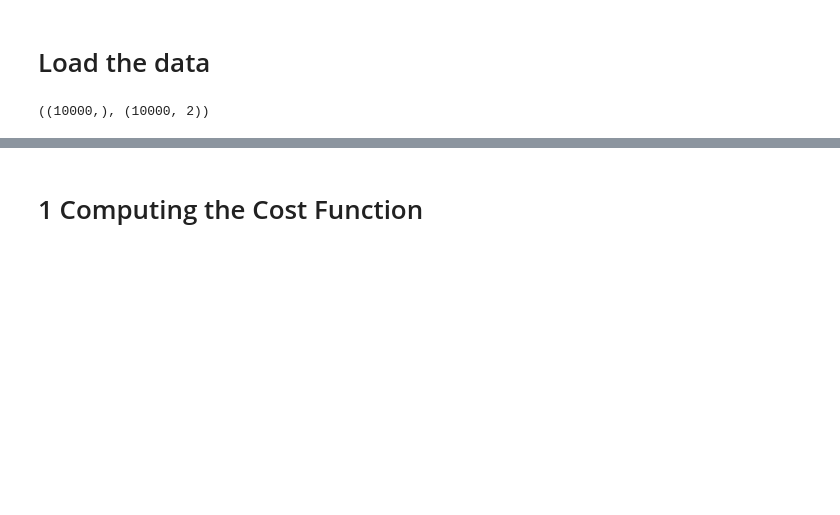
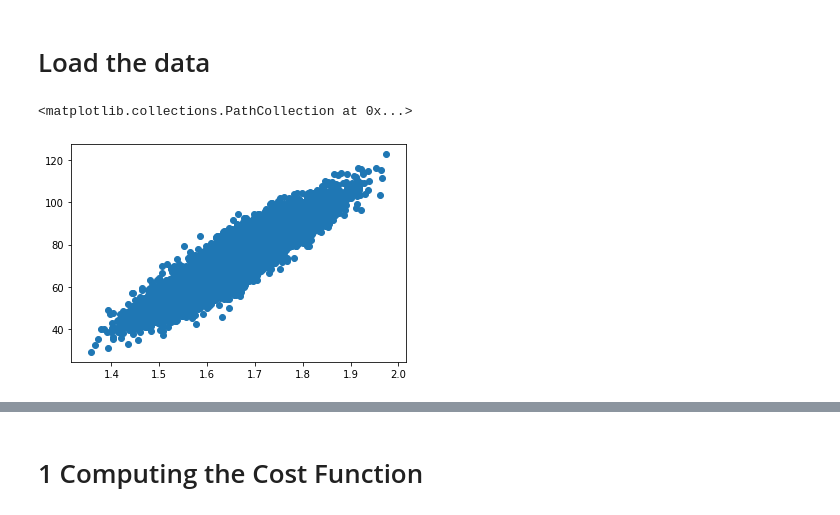
Before and after one commit to MNabegh/ML_course, a Jupyter notebook: labs/ex02/template/ex02.ipynb, the cells around one changed output, grey strips where cells are left out. Saved outputs shown, nothing was run; the diff lists cells and outputs as text; code cells hidden in the pictures; blank space fills up the shorter version.

```diff
--- a/labs/ex02/template/ex02.ipynb
+++ b/labs/ex02/template/ex02.ipynb
@@ -14,7 +14,8 @@ from helpers import *
 height, weight, gender = load_data(sub_sample=False, add_outlier=False)
 x, mean_x, std_x = standardize(height)
 y, tx = build_model_data(x, weight)
-# %%
-y.shape, tx.shape
-# %% [output]
-((10000,), (10000, 2))
+# %%
+plt.scatter(height, weight)
+# %% [output]
+<matplotlib.collections.PathCollection at 0x...>
+[figure, added]
```
Also changed, not shown: parts of 6 cells of this notebook, 1 other file.
